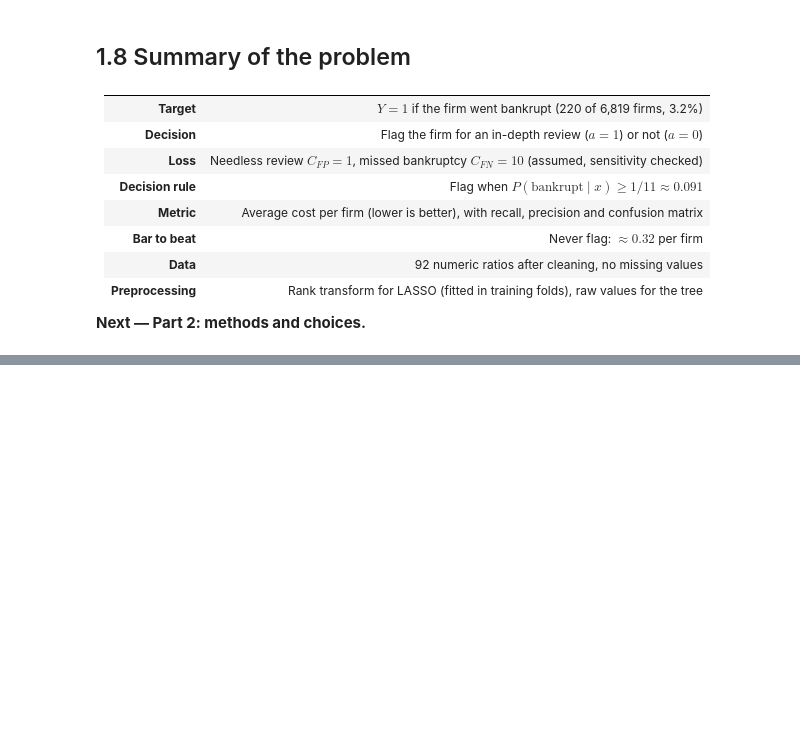
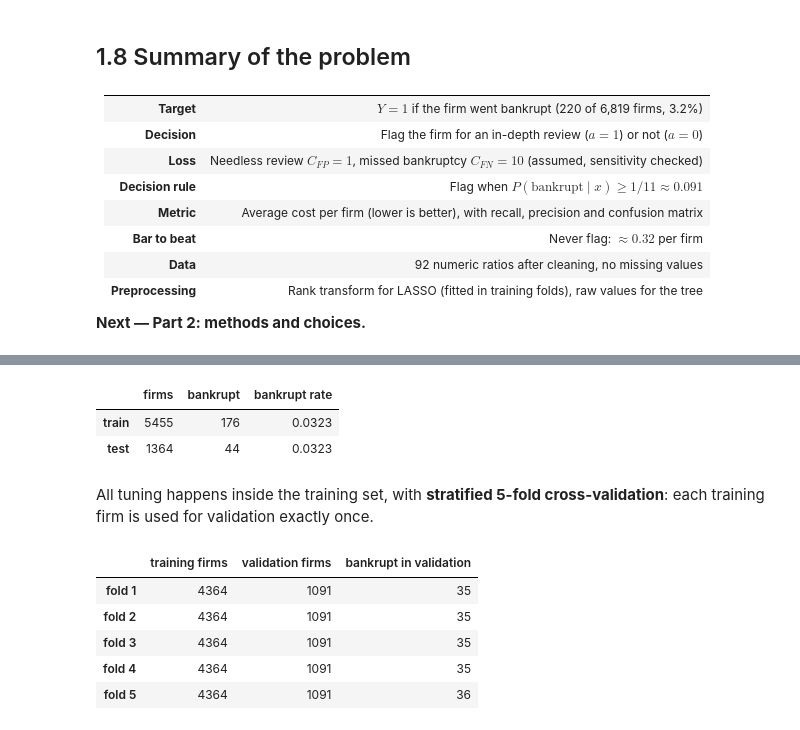
Before and after one commit to SARx613/Augmented-Decision-Final-Project, a Jupyter notebook: bankruptcy_prediction.ipynb, the cells around one changed output, grey strips where cells are left out. Saved outputs shown, nothing was run; the diff lists cells and outputs as text; code cells hidden in the pictures; blank space fills up the shorter version.

```diff
--- a/bankruptcy_prediction.ipynb
+++ b/bankruptcy_prediction.ipynb
@@ -428,0 +465,29 @@ These drops look only at column contents, never at the target. Doing them once,
+# %%
+RANDOM_STATE = 42
+X_train, X_test, y_train, y_test = train_test_split(
+    X, y, test_size=0.2, stratify=y, random_state=RANDOM_STATE)
+
+pd.DataFrame({"firms": [len(y_train), len(y_test)],
+              "bankrupt": [y_train.sum(), y_test.sum()],
+              "bankrupt rate": [y_train.mean(), y_test.mean()]},
+             index=["train", "test"]).round(4)
+# %% [output]
+|  | firms | bankrupt | bankrupt rate |
+| train | 5455 | 176 | 0.0323 |
+| test | 1364 | 44 | 0.0323 |
+# %% [markdown]
+All tuning happens inside the training set, with **stratified 5-fold cross-validation**: each training firm is used for validation exactly once.
+# %%
+cv = StratifiedKFold(n_splits=5, shuffle=True, random_state=RANDOM_STATE)
+
+pd.DataFrame([{"training firms": len(fit), "validation firms": len(val),
+               "bankrupt in validation": int(y_train.iloc[val].sum())}
+              for fit, val in cv.split(X_train, y_train)],
+             index=[f"fold {k}" for k in range(1, 6)])
+# %% [output]
+|  | training firms | validation firms | bankrupt in validation |
+| fold 1 | 4364 | 1091 | 35 |
+| fold 2 | 4364 | 1091 | 35 |
+| fold 3 | 4364 | 1091 | 35 |
+| fold 4 | 4364 | 1091 | 35 |
+| fold 5 | 4364 | 1091 | 36 |
```
Also changed, not shown: parts of 18 cells of this notebook.
